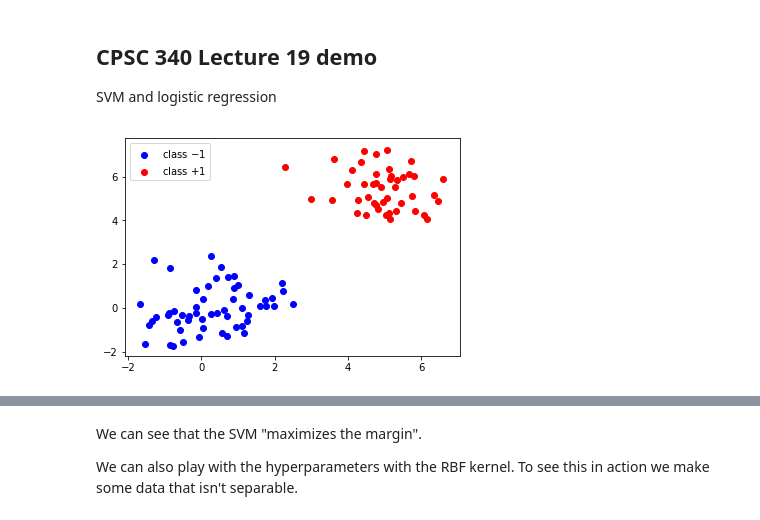
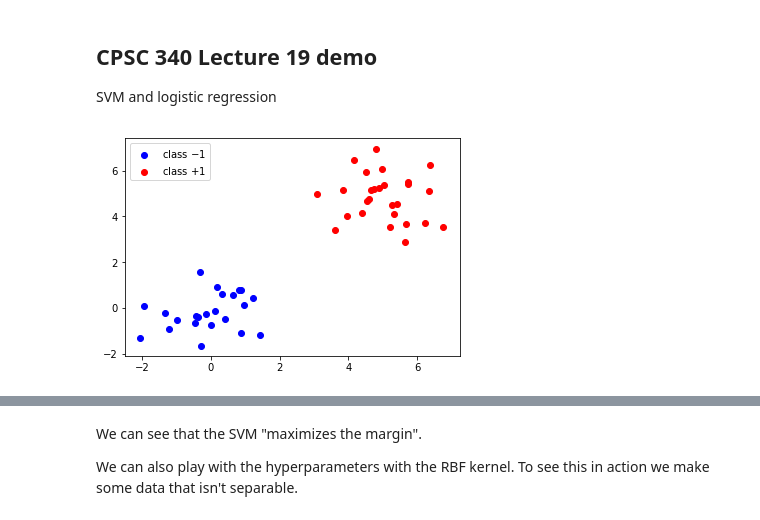
Before and after one commit to snowdj/beautiful-jekyll, a Jupyter notebook: lectures/L19demo.ipynb, the cells around one changed output, grey strips where cells are left out. Drawn from its saved outputs; the diff is of its cells as text; code cells hidden in the pictures.

```diff
--- a/lectures/L19demo.ipynb
+++ b/lectures/L19demo.ipynb
@@ -13,15 +13,15 @@ import matplotlib.pyplot as plt
 # %%
 # make up some fake data
 
-N = 100
+N = 50
 X = npr.randn(N,2)
 y = npr.choice((-1,+1),size=N)
 X[y>0] += 5
 
 plt.scatter(X[y<0,0], X[y<0,1], color="b", label="class $-1$")
 plt.scatter(X[y>0,0], X[y>0,1], color="r", label="class $+1$")
 plt.legend(loc="best")
 plt.show()
 # %% [output]
-[figure, old version]
+[figure, new version]
 # %%
```
Also changed, not shown: parts of 8 cells of this notebook.
